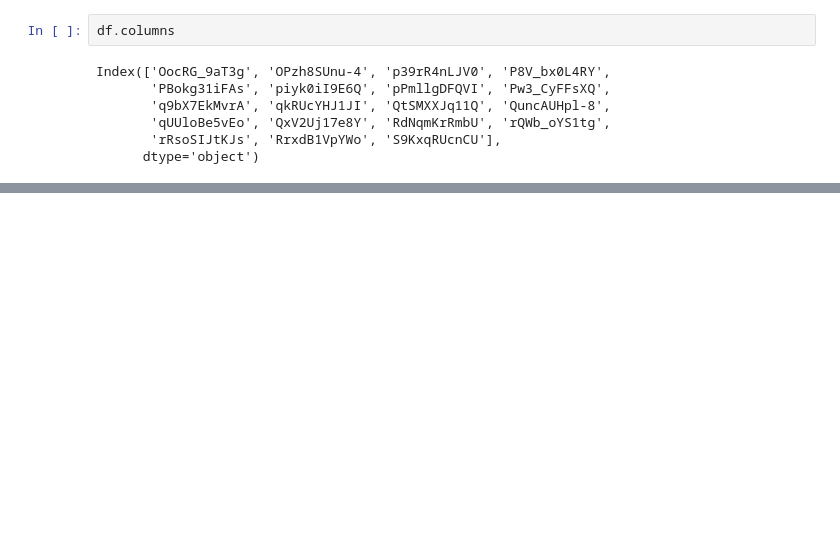
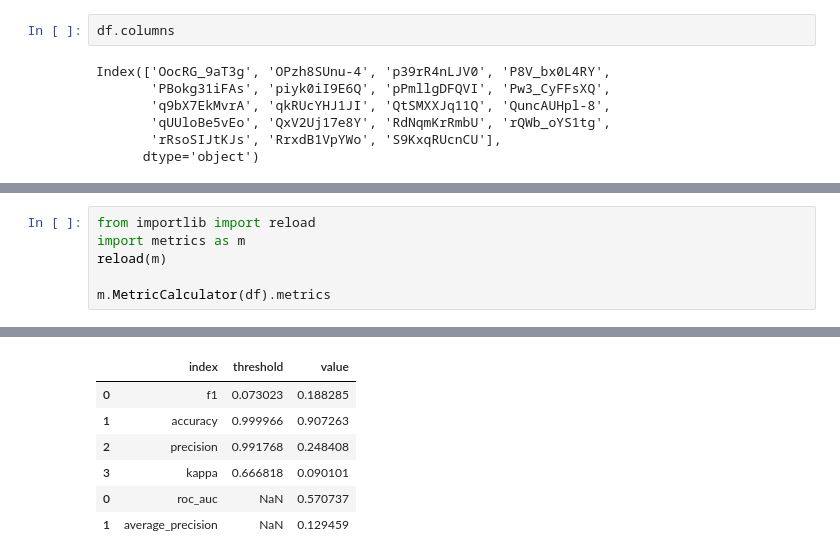
Before and after one commit to auto-shorts/youtube-downloader, a Jupyter notebook: notebooks/preds_labels.ipynb, the cells around one changed output, grey strips where cells are left out. Drawn from its saved outputs; the diff is of its cells as text; blank space fills up the shorter version.

```diff
--- a/notebooks/preds_labels.ipynb
+++ b/notebooks/preds_labels.ipynb
@@ -38,0 +62,7 @@ ax2.plot(df[vid_id]['labels'])
+# %%
+from importlib import reload
+import metrics as m
+reload(m)
+
+m.MetricCalculator(df).metrics
+# %% [output]
@@ -38,0 +73,7 @@ ax2.plot(df[vid_id]['labels'])
+|  | index | threshold | value |
+| 0 | f1 | 0.073023 | 0.188285 |
+| 1 | accuracy | 0.999966 | 0.907263 |
+| 2 | precision | 0.991768 | 0.248408 |
+| 3 | kappa | 0.666818 | 0.090101 |
+| 0 | roc_auc | NaN | 0.570737 |
+| 1 | average_precision | NaN | 0.129459 |
```
Also changed, not shown: parts of 8 cells of this notebook, 1 other file.
